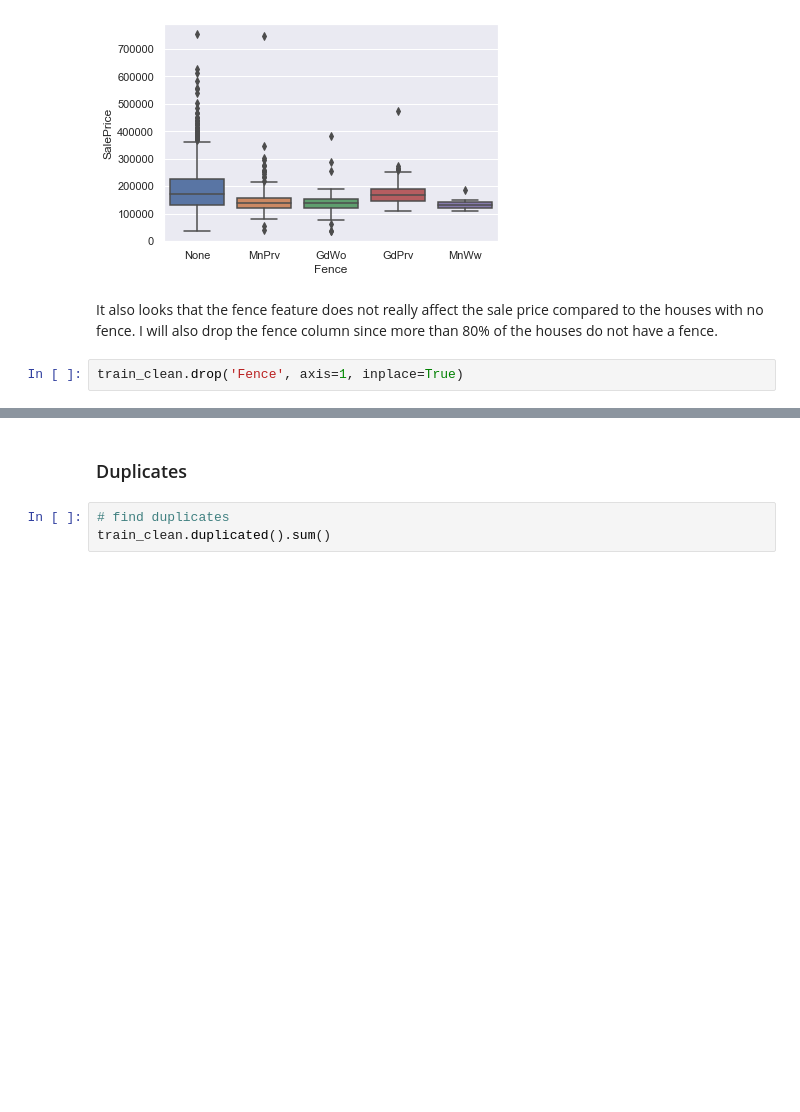
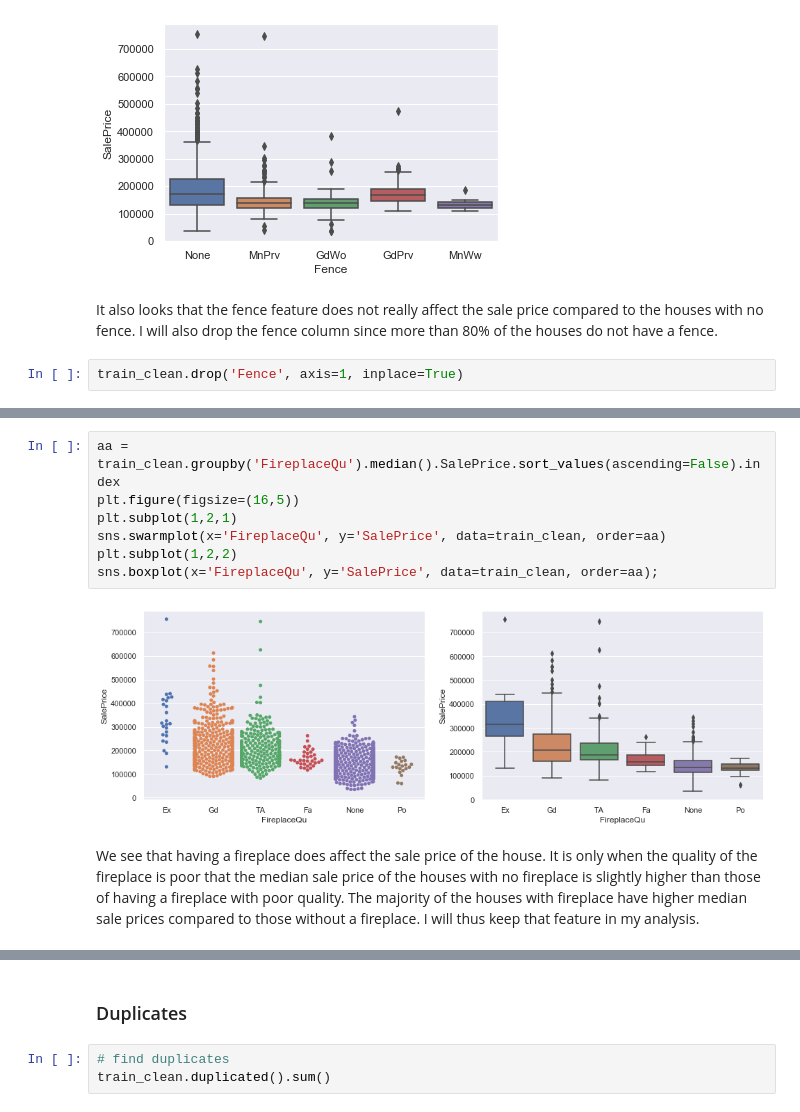
Before and after one commit to gepallas/ML_House_Prices, a Jupyter notebook: HousePricesEDA.ipynb, the cells around one changed output, grey strips where cells are left out. Drawn from its saved outputs; the diff is of its cells as text; blank space fills up the shorter version.

```diff
--- a/HousePricesEDA.ipynb
+++ b/HousePricesEDA.ipynb
@@ -392,0 +416,11 @@ NaN indicates no fireplace.
+# %%
+aa = train_clean.groupby('FireplaceQu').median().SalePrice.sort_values(ascending=False).index
+plt.figure(figsize=(16,5))
+plt.subplot(1,2,1)
+sns.swarmplot(x='FireplaceQu', y='SalePrice', data=train_clean, order=aa)
+plt.subplot(1,2,2)
+sns.boxplot(x='FireplaceQu', y='SalePrice', data=train_clean, order=aa);
+# %% [output]
+[figure, added]
+# %% [markdown]
+We see that having a fireplace does affect the sale price of the house. It is only when the quality of the fireplace is poor that the median sale price of the houses with no fireplace is slightly higher than those of having a fireplace with poor quality. The majority of the houses with fireplace have higher median sale prices compared to those without a fireplace. I will thus keep that feature in my analysis.
```
Also changed, not shown: parts of 11 cells of this notebook.
